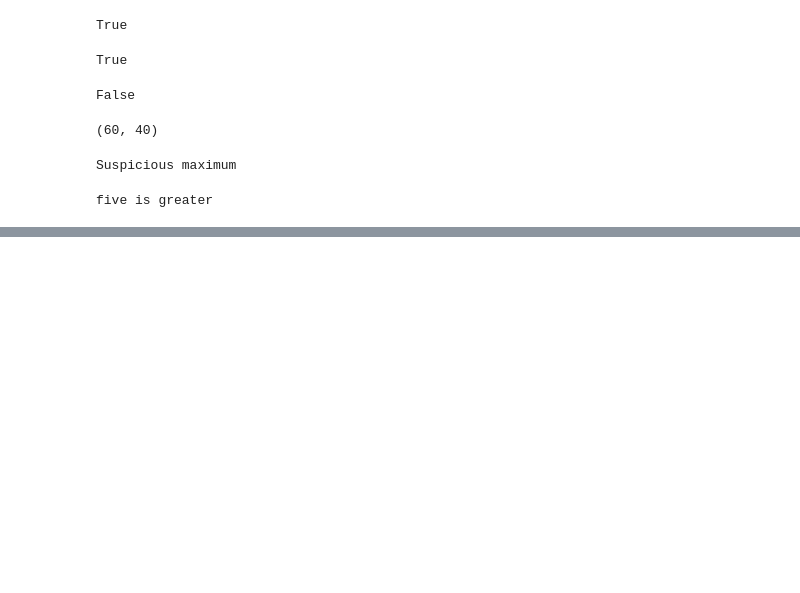
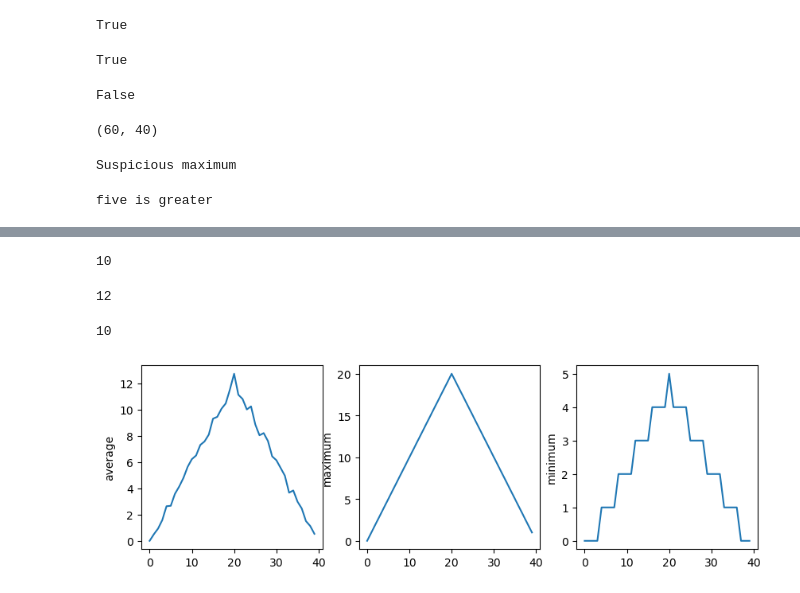
Before and after one commit to tu-delft-library/introduction_to_programming_with_python, a Jupyter notebook: material_for_participants/python_two.ipynb, the cells around one changed output, grey strips where cells are left out. Cells and saved outputs as stored; diff of their text form; code cells hidden in the pictures; blank space fills up the shorter version.

```diff
--- a/material_for_participants/python_two.ipynb
+++ b/material_for_participants/python_two.ipynb
@@ -185,0 +259,15 @@ five is greater
+# %%
+A = add(7, 3)
+print(A)
+# %% [output]
+10
+# %%
+A = 12
+print(A)
+# %% [output]
+12
+# %%
+A = add(7, 3)
+print(A)
+# %% [output]
+10
@@ -185,0 +278,24 @@ five is greater
+# %%
+def visualize(filename):
+    data = np.loadtxt(fname= filename, delimiter = ',')
+
+    fig = plt.figure(figsize = (10,3))
+
+    axis1 = fig.add_subplot(1,3,1)
+    axis2 = fig.add_subplot(1,3,2)
+    axis3 = fig.add_subplot(1,3,3)
+
+    axis1.plot(np.mean(data, axis=0))
+    axis1.set_ylabel('average')
+
+    axis2.plot(np.max(data, axis=0))
+    axis2.set_ylabel('maximum')
+
+    axis3.plot(np.min(data, axis=0))
+    axis3.set_ylabel('minimum')
+
+    plt.show()
+# %%
+visualize('data/inflammation-02.csv')
+# %% [output]
+[figure, added]
```
Also changed, not shown: parts of 27 cells of this notebook, 1 other file.
